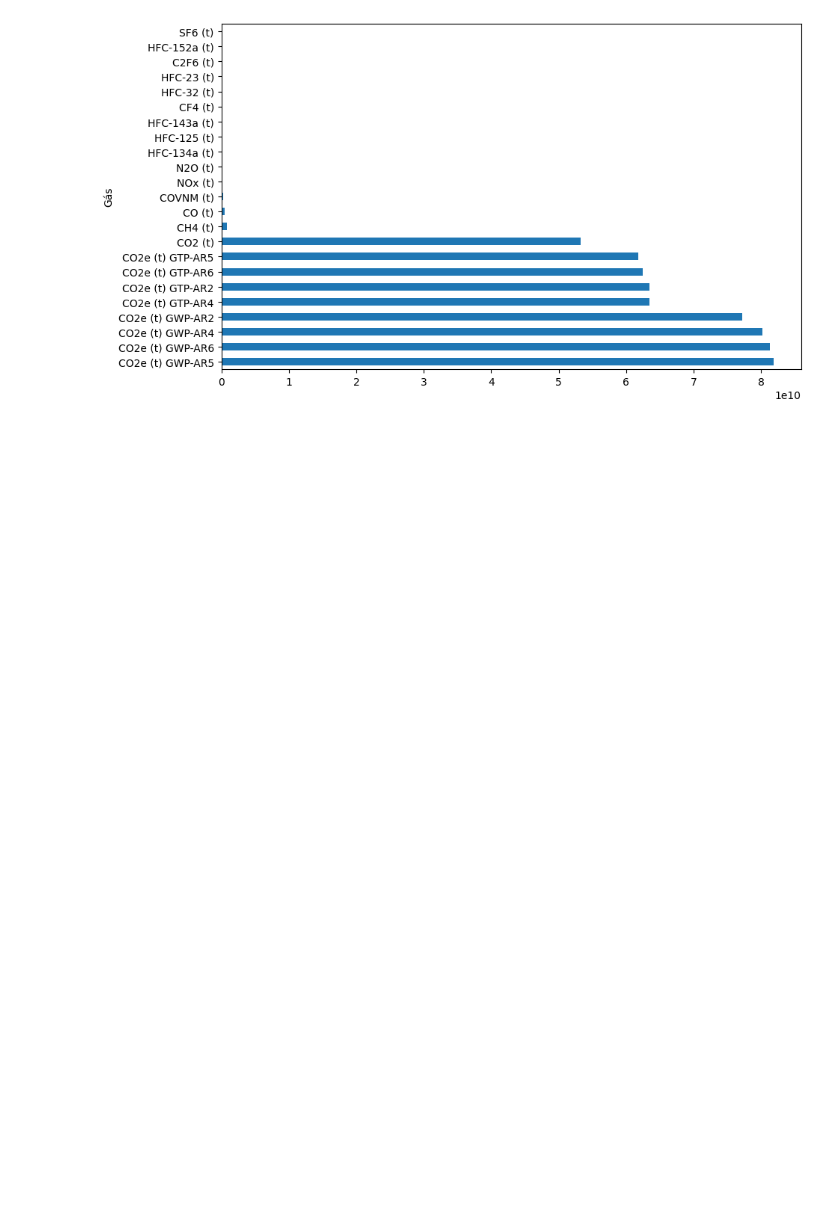
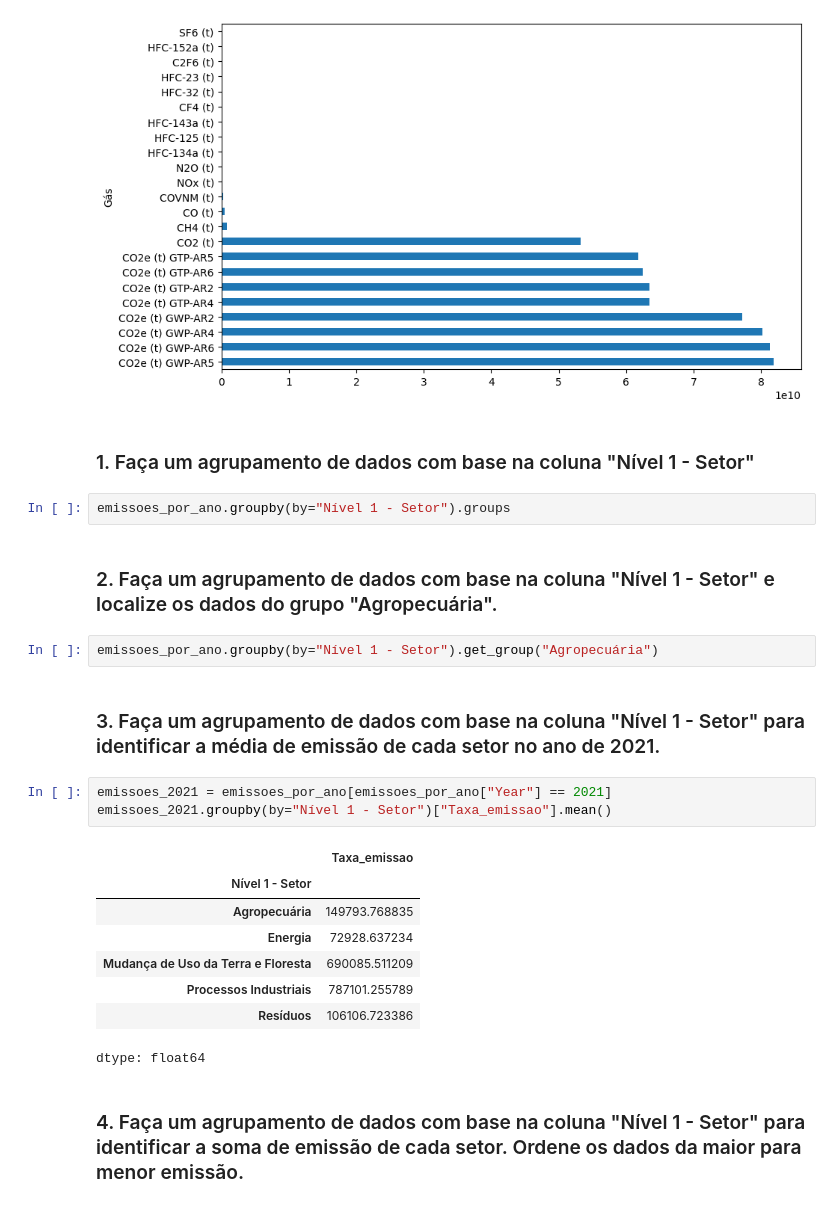
Before and after one commit to ruantos/python-para-data, a Jupyter notebook: emissoes_gases_estados.ipynb, the cells around one changed output. Saved outputs shown, nothing was run; the diff lists cells and outputs as text; blank space fills up the shorter version.

Commit message:
groupby activities

```diff
--- a/emissoes_gases_estados.ipynb
+++ b/emissoes_gases_estados.ipynb
@@ -167,3 +167,27 @@ emissao_por_gas.plot(kind="barh", figsize=(10, 6))
 # %% [output]
 <Axes: ylabel='Gás'>
 [figure]
+# %% [markdown]
+### 1. Faça um agrupamento de dados com base na coluna "Nível 1 - Setor"
+# %%
+emissoes_por_ano.groupby(by="Nível 1 - Setor").groups
+# %% [markdown]
+### 2. Faça um agrupamento de dados com base na coluna "Nível 1 - Setor" e localize os dados do grupo "Agropecuária".
+# %%
+emissoes_por_ano.groupby(by="Nível 1 - Setor").get_group("Agropecuária")
+# %% [markdown]
+### 3. Faça um agrupamento de dados com base na coluna "Nível 1 - Setor" para identificar a média de emissão de cada setor no ano de 2021.
+# %%
+emissoes_2021 = emissoes_por_ano[emissoes_por_ano["Year"] == 2021]
+emissoes_2021.groupby(by="Nível 1 - Setor")["Taxa_emissao"].mean()
+# %% [output]
+|  | Taxa_emissao |
+| Nível 1 - Setor |  |
+| Agropecuária | 149793.768835 |
+| Energia | 72928.637234 |
+| Mudança de Uso da Terra e Floresta | 690085.511209 |
+| Processos Industriais | 787101.255789 |
+| Resíduos | 106106.723386 |
+dtype: float64
+# %% [markdown]
+### 4. Faça um agrupamento de dados com base na coluna "Nível 1 - Setor" para identificar a soma de emissão de cada setor. Ordene os dados da maior para menor emissão.
```
Also changed, not shown: parts of 1 cell of this notebook.
